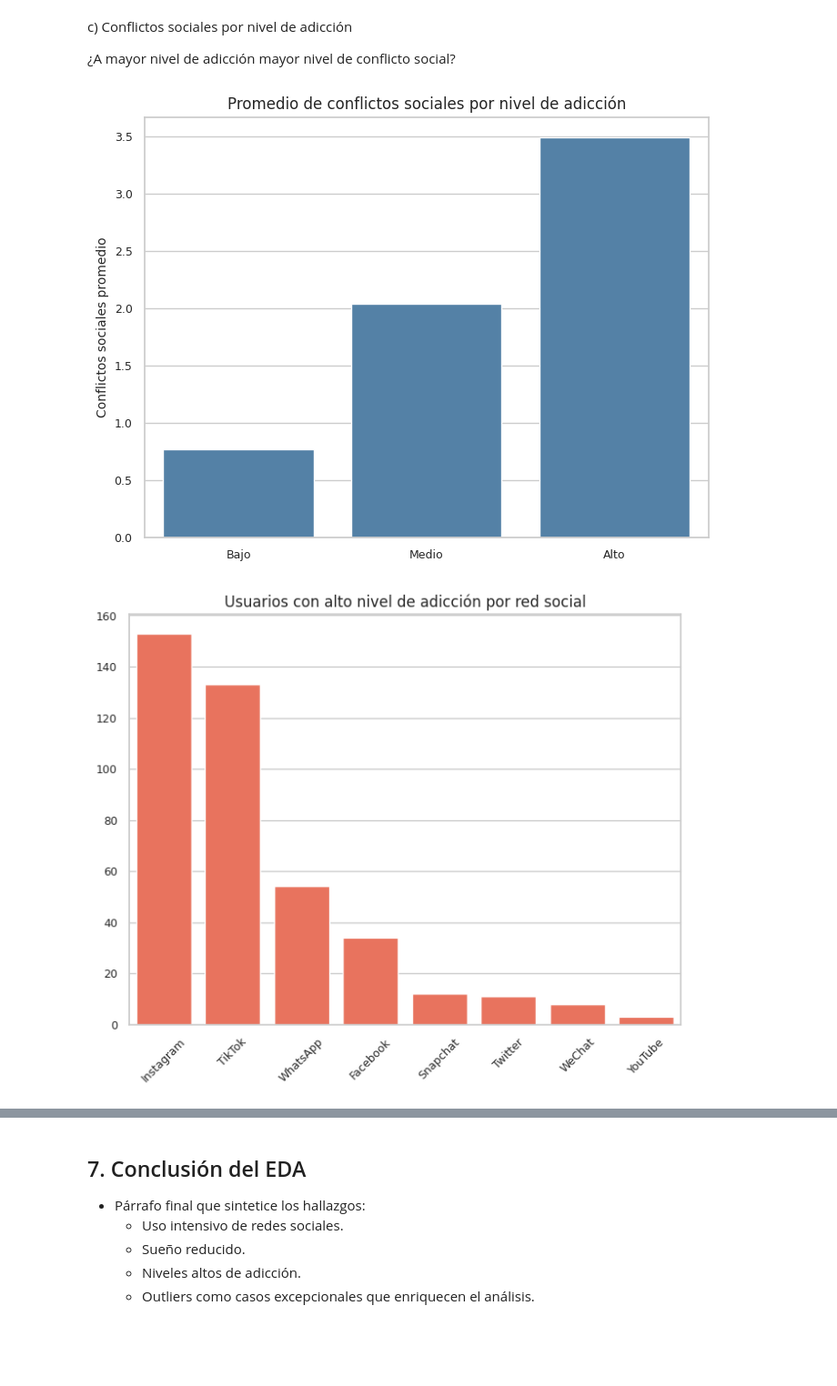
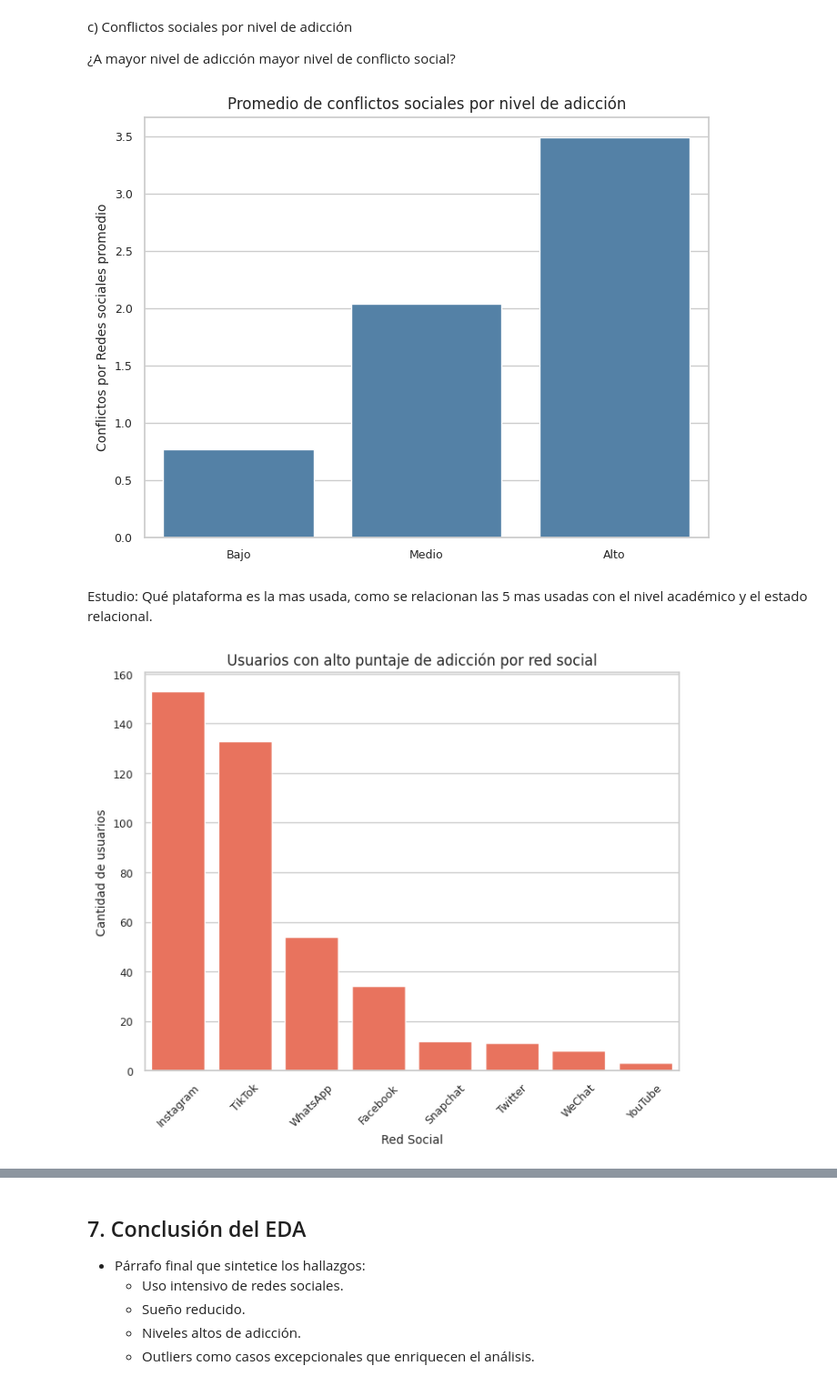
Before and after one commit to vazquezsilvana/Data-Science-II-EntregaFinal, a Jupyter notebook: VazquezSilvana_EntregaFinalDSII.ipynb, the cells around one changed output, grey strips where cells are left out. Shown: that part at 91% size. Saved outputs shown, nothing was run; the diff lists cells and outputs as text; code cells hidden in the pictures; blank space fills up the shorter version.

```diff
--- a/VazquezSilvana_EntregaFinalDSII.ipynb
+++ b/VazquezSilvana_EntregaFinalDSII.ipynb
@@ -376,14 +588,14 @@ c) Conflictos sociales por nivel de adicción
 # %%
 # Crear categorías de adicción (en español)
 df['Nivel_Adiccion'] = pd.cut(
-    df['Addicted_Score'],
+    df['Puntaje_Adicción'],
     bins=[0, 3, 6, 10],
     labels=['Bajo', 'Medio', 'Alto']
 )
 
 # Calcular promedio de conflictos por nivel de adicción (con observed=True)
 conflict_avg = (
-    df.groupby('Nivel_Adiccion', observed=True)['Conflicts_Over_Social_Media']
+    df.groupby('Nivel_Adiccion', observed=True)['Conflictos_por_RedesSociales']
     .mean()
     .reset_index()
 )
@@ -392,35 +604,37 @@ conflict_avg = (
 plt.figure(figsize=(8,6))
 sns.barplot(
     x='Nivel_Adiccion',
-    y='Conflicts_Over_Social_Media',
+    y='Conflictos_por_RedesSociales',
     data=conflict_avg,
     color="steelblue"   # color único para evitar warnings
 )
 
 plt.title("Promedio de conflictos sociales por nivel de adicción", fontsize=12)
 plt.xlabel("")  # eliminamos etiqueta del eje X
-plt.ylabel("Conflictos sociales promedio", fontsize=10)
+plt.ylabel("Conflictos por Redes sociales promedio", fontsize=10)
 plt.xticks(fontsize=9)
 plt.yticks(fontsize=9)
 plt.show()
 # %% [output]
-[figure, old version]
+[figure, new version]
+# %% [markdown]
+Estudio: Qué plataforma es la mas usada, como se relacionan las 5 mas usadas con el nivel académico y el estado relacional.
 # %%
 # Filtrar solo usuarios con nivel de adicción Alto
-alto_df = df[df['Nivel_Adiccion'] == 'Alto']
+alto_df = df[df["Nivel_Adiccion"] == "Alto"]
 
 # Contar usuarios por red social
-social_counts = alto_df['Most_Used_Platform'].value_counts().reset_index()
-social_counts.columns = ['Red_Social', 'Usuarios_Alto']
+social_counts = alto_df["Plataforma_Más_Usada"].value_counts().reset_index()
+social_counts.columns = ["Red_Social", "Usuarios_Alto"]
 
 # Gráfico de barras
 plt.figure(figsize=(8,6))
-sns.barplot(x='Red_Social', y='Usuarios_Alto', data=social_counts, color="tomato")
-plt.title("Usuarios con alto nivel de adicción por red social", fontsize=12)
-plt.xlabel("", fontsize=10)
-plt.ylabel("", fontsize=10)
+sns.barplot(x="Red_Social", y="Usuarios_Alto", data=social_counts, color="tomato")
+plt.title("Usuarios con alto puntaje de adicción por red social", fontsize=12)
+plt.xlabel("Red Social", fontsize=10)
+plt.ylabel("Cantidad de usuarios", fontsize=10)
 plt.xticks(rotation=45, fontsize=9)
 plt.yticks(fontsize=9)
 plt.show()
 # %% [output]
-[figure, old version]
+[figure, new version]
```
Also changed, not shown: parts of 35 cells of this notebook.
